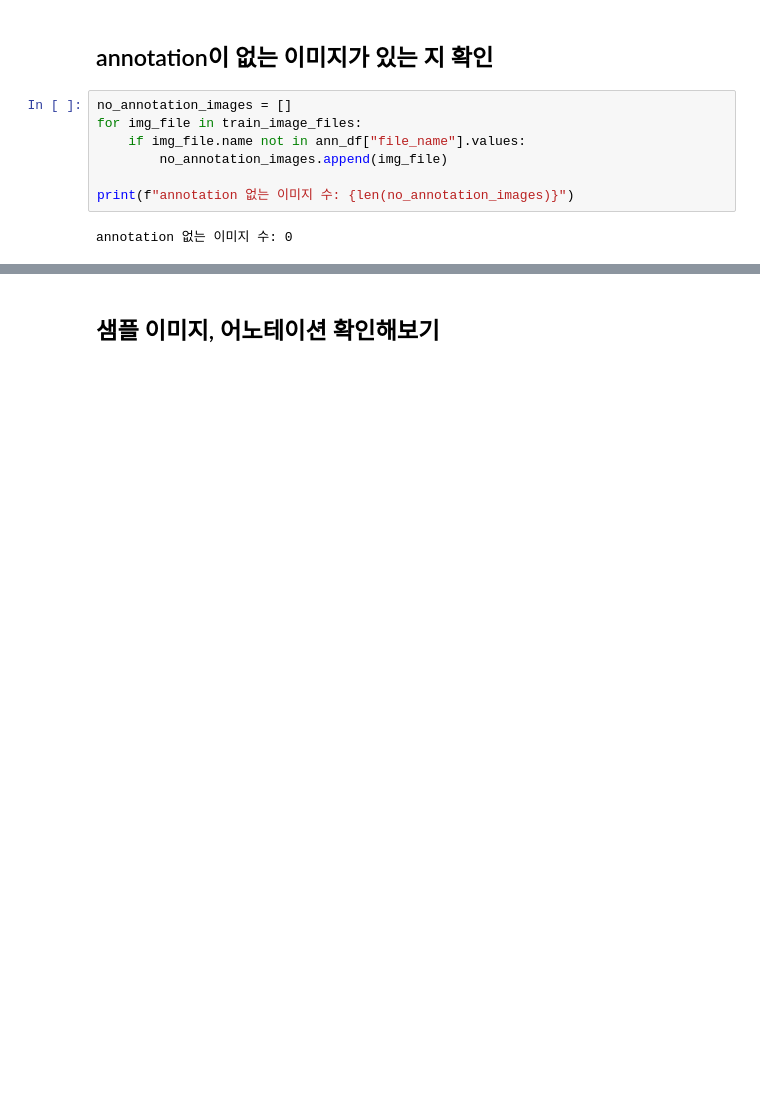
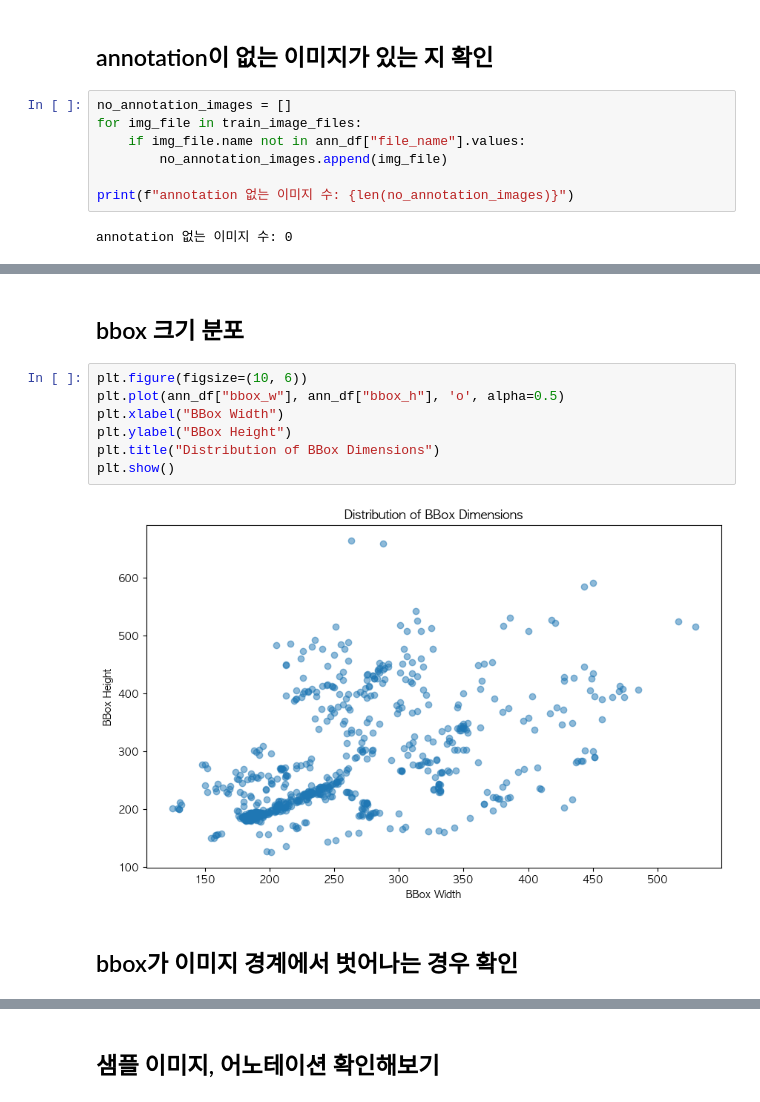
Before and after one commit to yulesn/pill-detection-ai, a Jupyter notebook: notebooks/20260910_yoojung_eda.ipynb, the cells around one changed output, grey strips where cells are left out. Cells and saved outputs as stored; diff of their text form; blank space fills up the shorter version.

```diff
--- a/notebooks/20260910_yoojung_eda.ipynb
+++ b/notebooks/20260910_yoojung_eda.ipynb
@@ -121,0 +163,13 @@ annotation 없는 이미지 수: 0
+# %% [markdown]
+## bbox 크기 분포
+# %%
+plt.figure(figsize=(10, 6))
+plt.plot(ann_df["bbox_w"], ann_df["bbox_h"], 'o', alpha=0.5)
+plt.xlabel("BBox Width")
+plt.ylabel("BBox Height")
+plt.title("Distribution of BBox Dimensions")
+plt.show()
+# %% [output]
+[figure, added]
+# %% [markdown]
+## bbox가 이미지 경계에서 벗어나는 경우 확인
```
Also changed, not shown: parts of 16 cells of this notebook.
